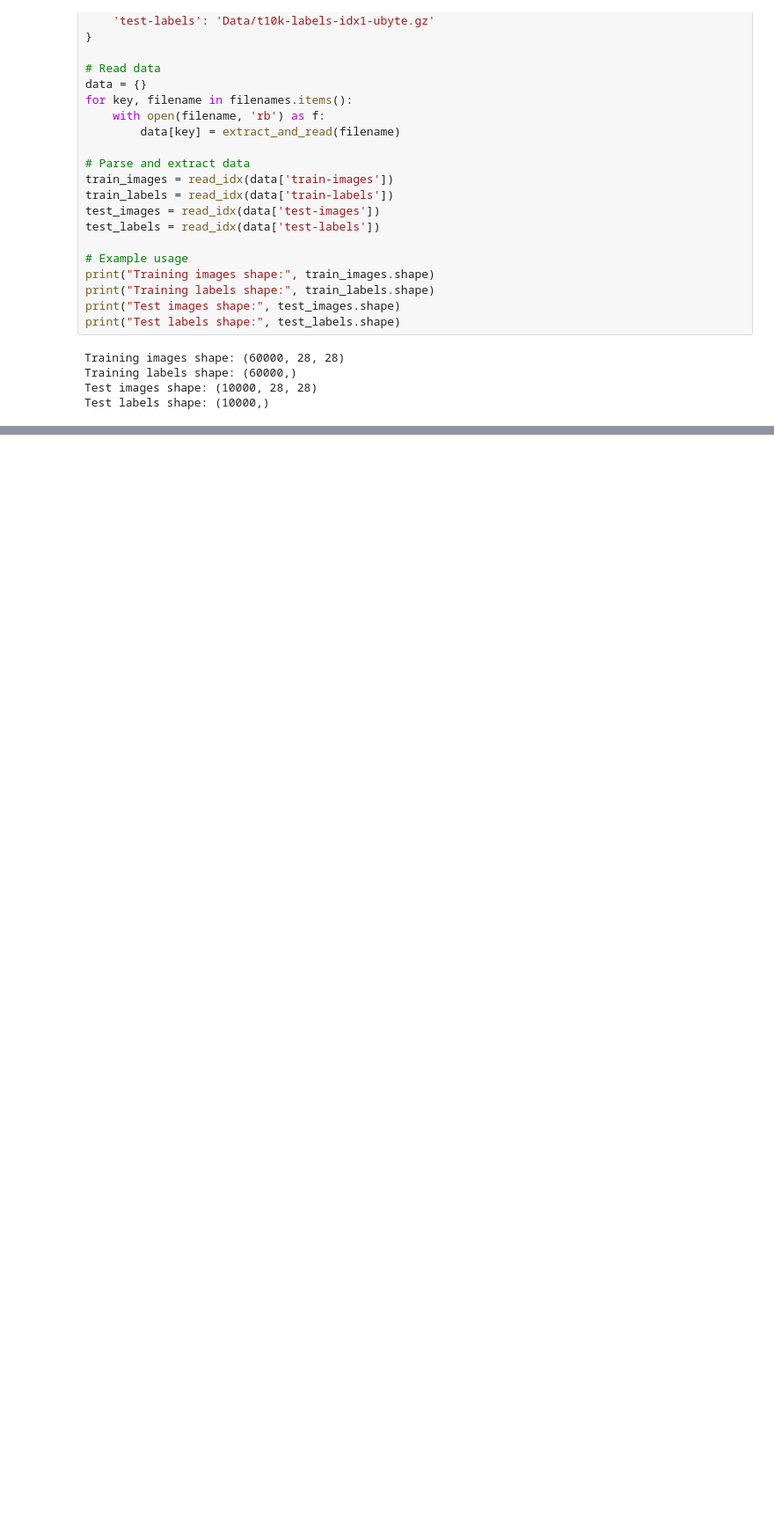
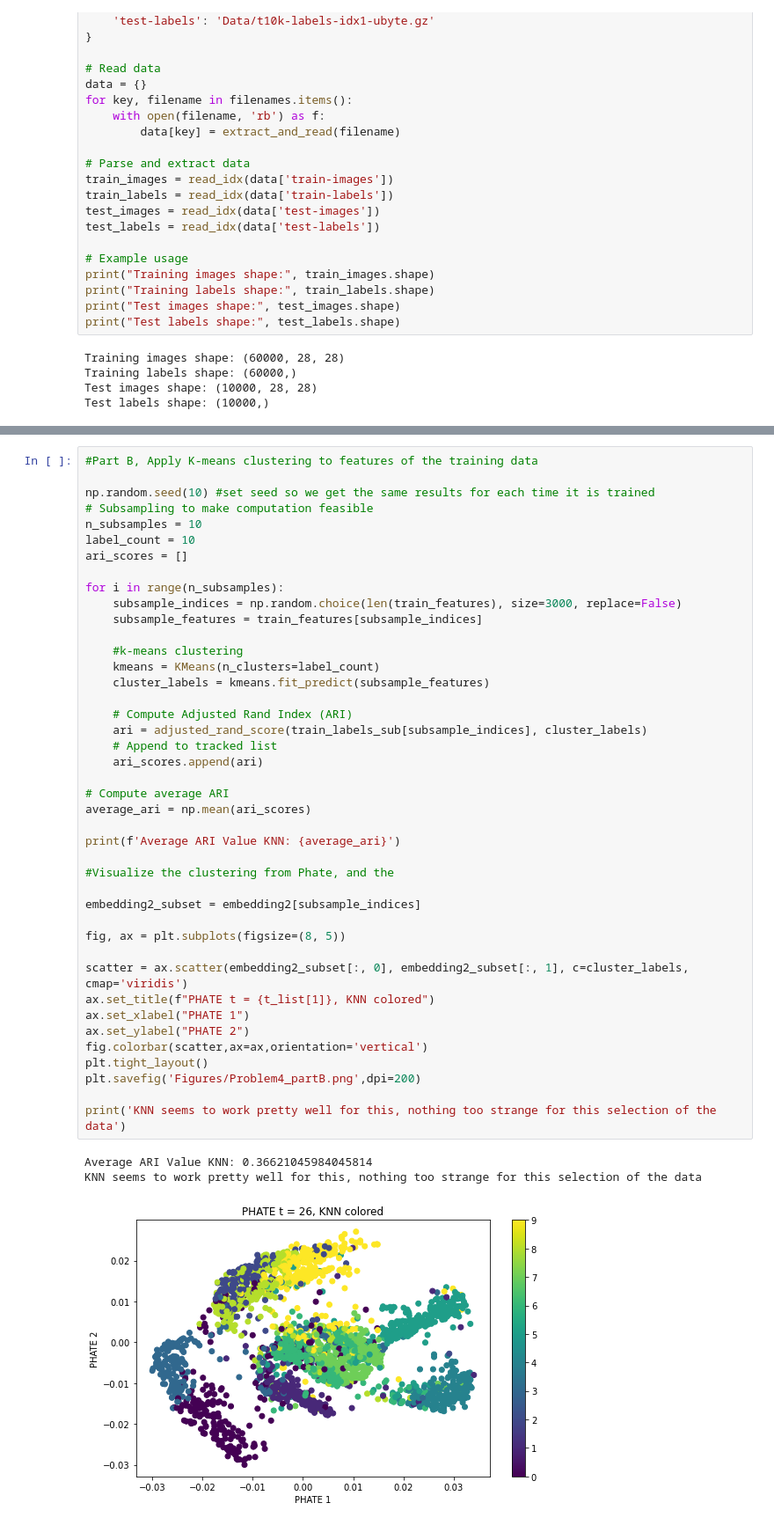
Before and after one commit to EricMLarsen/Spring_2024, a Jupyter notebook: ML_Stats/Homeworks/HW5/Problem4.ipynb, the cells around one changed output, grey strips where cells are left out. Shown at 88% size. Cells and saved outputs as stored; diff of their text form; blank space fills up the shorter version.

Commit message:
Problem 4 completed

```diff
--- a/ML_Stats/Homeworks/HW5/Problem4.ipynb
+++ b/ML_Stats/Homeworks/HW5/Problem4.ipynb
@@ -127,0 +131,46 @@ plt.savefig('Figures/Problem4_partA.png',dpi=200)
+# %%
+#Part B, Apply K-means clustering to features of the training data
+
+np.random.seed(10) #set seed so we get the same results for each time it is trained
+# Subsampling to make computation feasible
+n_subsamples = 10
+label_count = 10
+ari_scores = []
+
+for i in range(n_subsamples):
+    subsample_indices = np.random.choice(len(train_features), size=3000, replace=False)
+    subsample_features = train_features[subsample_indices]
+
+    #k-means clustering
+    kmeans = KMeans(n_clusters=label_count)
+    cluster_labels = kmeans.fit_predict(subsample_features)
+
+    # Compute Adjusted Rand Index (ARI)
+    ari = adjusted_rand_score(train_labels_sub[subsample_indices], cluster_labels)
+    # Append to tracked list
+    ari_scores.append(ari)
+
+# Compute average ARI
+average_ari = np.mean(ari_scores)
+
+print(f'Average ARI Value KNN: {average_ari}')
+
+#Visualize the clustering from Phate, and the
+
+embedding2_subset = embedding2[subsample_indices]
+
+fig, ax = plt.subplots(figsize=(8, 5))
+
+scatter = ax.scatter(embedding2_subset[:, 0], embedding2_subset[:, 1], c=cluster_labels, cmap='viridis')
+ax.set_title(f"PHATE t = {t_list[1]}, KNN colored")
+ax.set_xlabel("PHATE 1")
+ax.set_ylabel("PHATE 2")
+fig.colorbar(scatter,ax=ax,orientation='vertical')
+plt.tight_layout()
+plt.savefig('Figures/Problem4_partB.png',dpi=200)
+
+print('KNN seems to work pretty well for this, nothing too strange for this selection of the data')
+# %% [output]
+Average ARI Value KNN: 0.36621045984045814
+KNN seems to work pretty well for this, nothing too strange for this selection of the data
+[figure, added]
```
Also changed, not shown: parts of 6 cells of this notebook, 4 other files.
